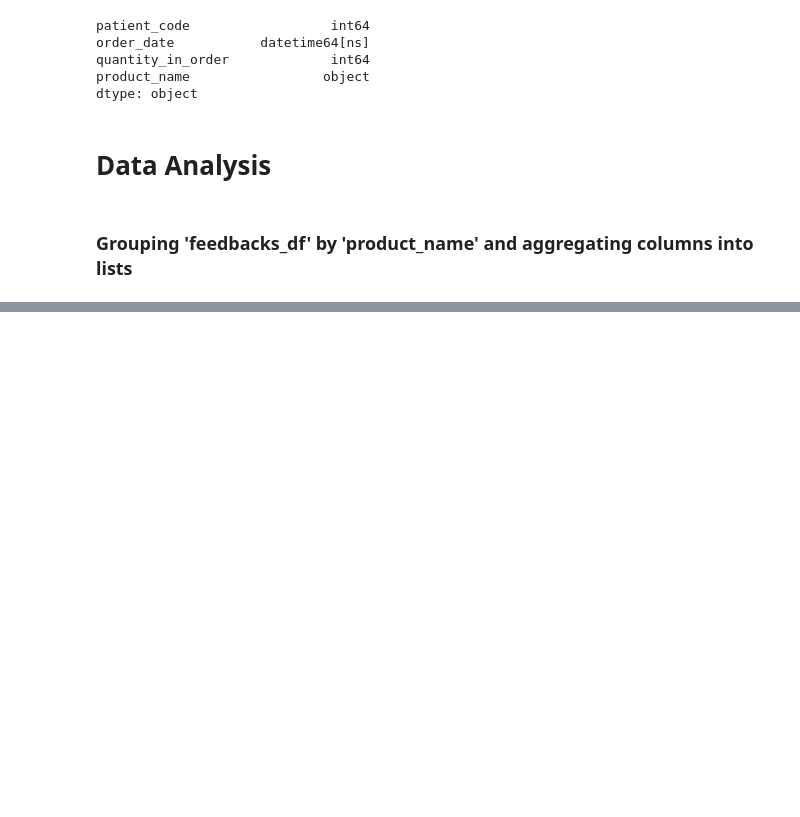
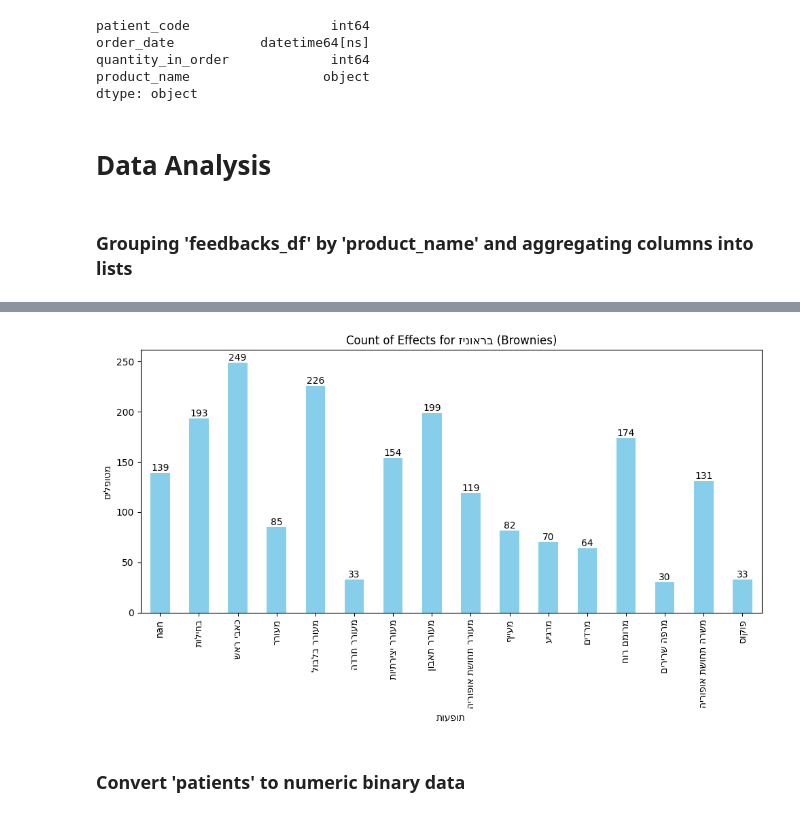
Before and after one commit to yairDivi/cannabis_correlation, a Jupyter notebook: cannabis_analysis.ipynb, the cells around one changed output, grey strips where cells are left out. Drawn from its saved outputs; the diff is of its cells as text; code cells hidden in the pictures; blank space fills up the shorter version.

```diff
--- a/cannabis_analysis.ipynb
+++ b/cannabis_analysis.ipynb
@@ -388,0 +539,3 @@ len(feedbacks_grouped_by_product_df.iloc[26]['effects_felt_when_consuming_the_pr
+# %%
+effects_df['effects_felt_when_consuming_the_product'] = effects_df['effects_felt_when_consuming_the_product'].str.replace(r"[\[\]']", '', regex=True)
+effects_df
@@ -388,0 +565,3 @@ len(feedbacks_grouped_by_product_df.iloc[26]['effects_felt_when_consuming_the_pr
+# %%
+effects_df['effects_felt_when_consuming_the_product'] = effects_df['effects_felt_when_consuming_the_product'].apply(lambda x: x.split(', ') if isinstance(x, str) else x)
+effects_df
@@ -388,0 +623,6 @@ len(feedbacks_grouped_by_product_df.iloc[26]['effects_felt_when_consuming_the_pr
+# %%
+## FILL WITH RANDOM VALUES ###
+
+columns_to_fill = effect_counts.columns[effect_counts.columns != 'product_name_count']
+effect_counts[columns_to_fill] = effect_counts[columns_to_fill].applymap(lambda x: np.random.randint(0, 251))
+effect_counts
@@ -388,0 +647,5 @@ len(feedbacks_grouped_by_product_df.iloc[26]['effects_felt_when_consuming_the_pr
+# %%
+def reverse_hebrew_words(text):
+    words = text.split(' ')
+    reversed_words = [word[::-1] for word in words]
+    return ' '.join(reversed_words[::-1])
@@ -388,0 +681,25 @@ len(feedbacks_grouped_by_product_df.iloc[26]['effects_felt_when_consuming_the_pr
+# %%
+# Filter data for the product 'בראוניז' (Brownies)
+brownie_data = effect_counts[effect_counts['product_name_count'] == 'בראוניז']
+brownie_data_hist = brownie_data.drop(columns='product_name_count')
+
+# Reversing words in effect names without '_count' suffix
+effect_names = [reverse_hebrew_words(col.replace('_count', '')) for col in brownie_data_hist.columns]
+
+# Plot histogram for the 'בראוניז' (Brownies) product
+plt.figure(figsize=(10, 6))
+brownie_data_hist.iloc[0].plot(kind='bar', color='skyblue')
+plt.xticks(range(len(effect_names)), effect_names, rotation=90)  # Set x-axis ticks and labels
+plt.title('Count of Effects for זינוארב (Brownies)')
+plt.xlabel('תועפות')
+plt.ylabel('םילפוטמ')
+
+# Add counts on top of each bar
+for i, count in enumerate(brownie_data_hist.iloc[0]):
+    plt.text(i, count, str(count), ha='center', va='bottom')
+plt.tight_layout()
+plt.show()
+# %% [output]
+[figure, added]
+# %% [markdown]
+### Convert 'patients' to numeric binary data
```
Also changed, not shown: parts of 35 cells of this notebook, 1 other file.
